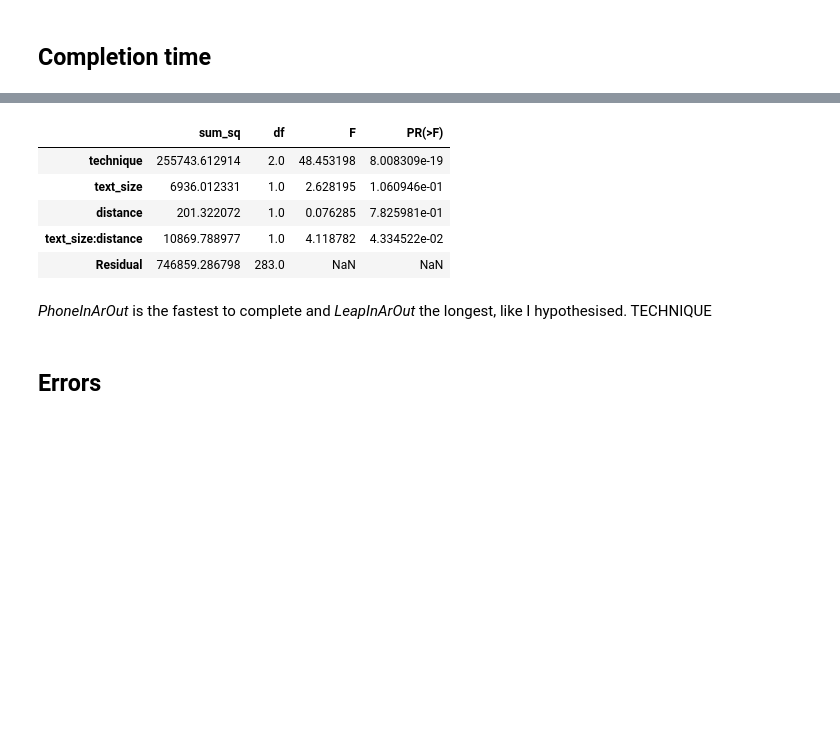
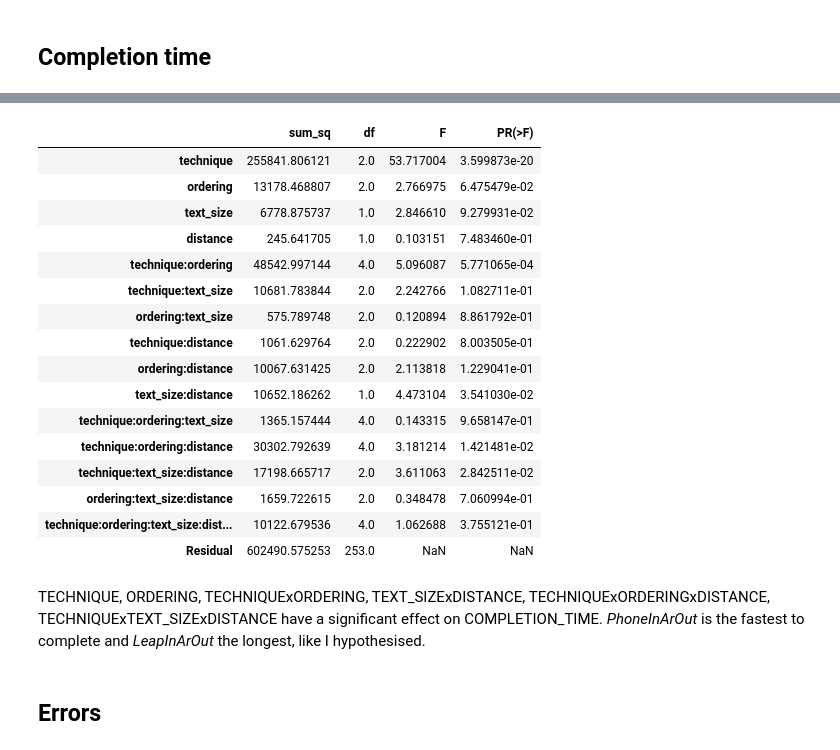
Before and after one commit to NormandErwan/HandheldVesadThesis, a Jupyter notebook: analysis/Enlarging a Smartphone with AR to Create a Handheld VESAD (Virtually Extended Screen-Aligned Display).ipynb, the cells around one changed output, grey strips where cells are left out. Drawn from its saved outputs; the diff is of its cells as text; code cells hidden in the pictures; blank space fills up the shorter version.

Commit message:
Ajout de quelques ANOVA.

```diff
--- a/analysis/Enlarging a Smartphone with AR to Create a Handheld VESAD (Virtually Extended Screen-Aligned Display).ipynb
+++ b/analysis/Enlarging a Smartphone with AR to Create a Handheld VESAD (Virtually Extended Screen-Aligned Display).ipynb
@@ -123,10 +123,10 @@ participants.set_index('participant_id', inplace=True)
 # %%
 # Some participants are non valid or don't have complete mesures
 non_valid_participants = [0]
-participants = participants[~participants.index.isin(non_valid_participants)].reset_index()
+participants = participants[~participants.index.isin(non_valid_participants)]
 
 incomplete_trials_participant_ids = [0, 4]
-trials = trials[~trials['participant_id'].isin(incomplete_trials_participant_ids)].reset_index()
+trials = trials[~trials['participant_id'].isin(incomplete_trials_participant_ids)].reset_index(drop=True)
 
 # Some participants have wrong head phone mesures
 for head_distance_column in ['absolute_head_phone_distance', 'signed_head_phone_distance']:
@@ -134,6 +134,7 @@ for head_distance_column in ['absolute_head_phone_distance', 'signed_head_phone_
 # %%
 # Copy ordering column from participants to trials
 trials['ordering'] = [participants.at[participant_id, 'ordering'] for participant_id in trials['participant_id']]
+trials['ordering'] = trials['ordering'].astype(trials_ivs['ordering']['categorical'])
 # %%
 # Eval the arrays in some dvs
 def eval_if_str(data):
@@ -315,14 +311,25 @@ plot_trials('text_size', 'total_time')
 # %%
-sm.stats.anova_lm(ols('total_time ~ technique + text_size * distance', data=trials).fit(), typ=2)
+sm.stats.anova_lm(ols('total_time ~ technique * ordering * text_size * distance', data=trials).fit(), typ=2)
 # %% [output]
 |  | sum_sq | df | F | PR(>F) |
-| technique | 255743.612914 | 2.0 | 48.453198 | 8.008309e-19 |
-| text_size | 6936.012331 | 1.0 | 2.628195 | 1.060946e-01 |
-| distance | 201.322072 | 1.0 | 0.076285 | 7.825981e-01 |
-| text_size:distance | 10869.788977 | 1.0 | 4.118782 | 4.334522e-02 |
-| Residual | 746859.286798 | 283.0 | NaN | NaN |
+| technique | 255841.806121 | 2.0 | 53.717004 | 3.599873e-20 |
+| ordering | 13178.468807 | 2.0 | 2.766975 | 6.475479e-02 |
+| text_size | 6778.875737 | 1.0 | 2.846610 | 9.279931e-02 |
+| distance | 245.641705 | 1.0 | 0.103151 | 7.483460e-01 |
+| technique:ordering | 48542.997144 | 4.0 | 5.096087 | 5.771065e-04 |
+| technique:text_size | 10681.783844 | 2.0 | 2.242766 | 1.082711e-01 |
+| ordering:text_size | 575.789748 | 2.0 | 0.120894 | 8.861792e-01 |
+| technique:distance | 1061.629764 | 2.0 | 0.222902 | 8.003505e-01 |
+| ordering:distance | 10067.631425 | 2.0 | 2.113818 | 1.229041e-01 |
+| text_size:distance | 10652.186262 | 1.0 | 4.473104 | 3.541030e-02 |
+| technique:ordering:text_size | 1365.157444 | 4.0 | 0.143315 | 9.658147e-01 |
+| technique:ordering:distance | 30302.792639 | 4.0 | 3.181214 | 1.421481e-02 |
+| technique:text_size:distance | 17198.665717 | 2.0 | 3.611063 | 2.842511e-02 |
+| ordering:text_size:distance | 1659.722615 | 2.0 | 0.348478 | 7.060994e-01 |
+| technique:ordering:text_size:dist... | 10122.679536 | 4.0 | 1.062688 | 3.755121e-01 |
+| Residual | 602490.575253 | 253.0 | NaN | NaN |
 # %% [markdown]
-*PhoneInArOut* is the fastest to complete and *LeapInArOut* the longest, like I hypothesised. TECHNIQUE
+TECHNIQUE, ORDERING, TECHNIQUExORDERING, TEXT_SIZExDISTANCE, TECHNIQUExORDERINGxDISTANCE, TECHNIQUExTEXT_SIZExDISTANCE have a significant effect on COMPLETION_TIME. *PhoneInArOut* is the fastest to complete and *LeapInArOut* the longest, like I hypothesised.
 # %% [markdown]
 ## Errors
 # %%
```
Also changed, not shown: parts of 11 cells of this notebook.
